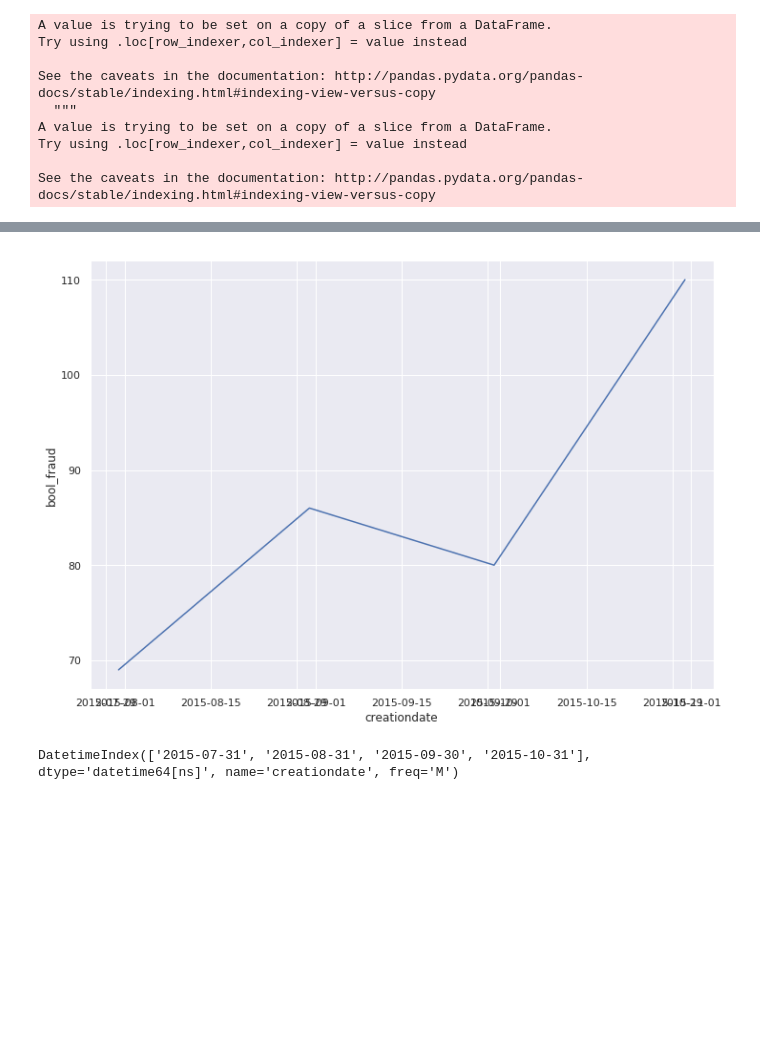
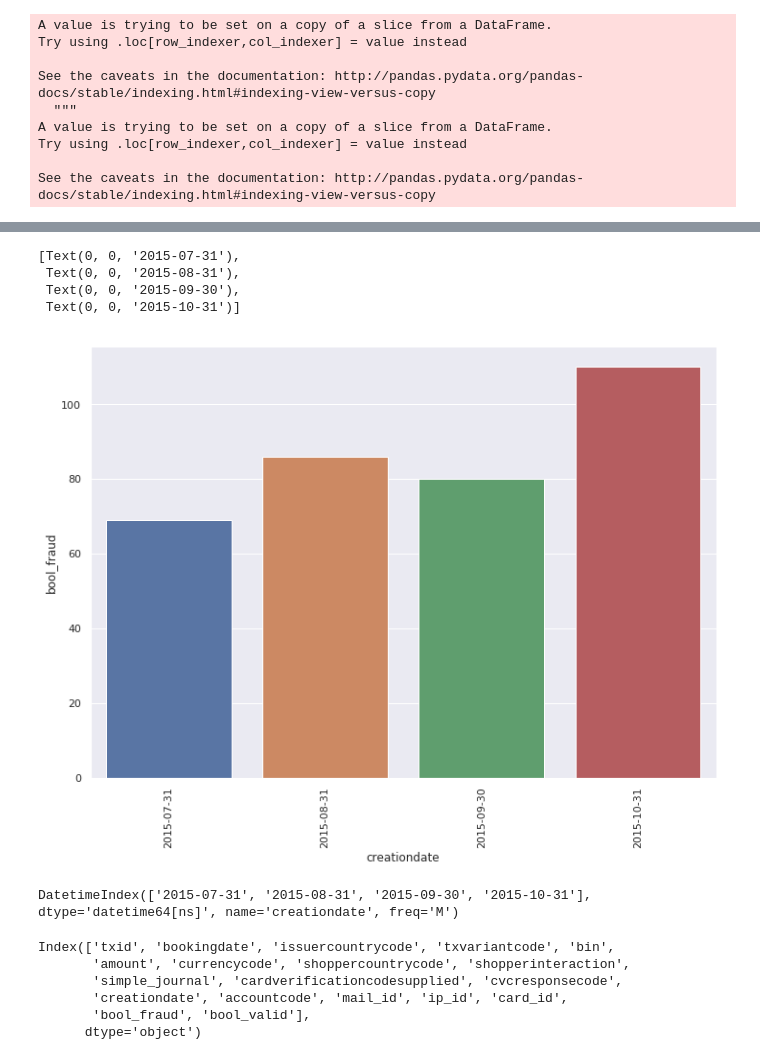
Before and after one commit to MartijnVermeulen96/CS4035-Labs, a Jupyter notebook: Lab1/Fraud Detection.ipynb, the cells around one changed output, grey strips where cells are left out. Drawn from its saved outputs; the diff is of its cells as text; code cells hidden in the pictures; blank space fills up the shorter version.

```diff
--- a/Lab1/Fraud Detection.ipynb
+++ b/Lab1/Fraud Detection.ipynb
@@ -106,9 +165,14 @@ ax.set_xticklabels(labels = [d.date() for d in creation_dailygroup_sum.index], r
 [figure]
 # %%
 # multiple line plot
-ax = sns.lineplot(x=creation_monthlygroup_sum.index, y="bool_fraud", data=creation_monthlygroup_sum)
+ax = sns.barplot(x=creation_monthlygroup_sum.index, y="bool_fraud", data=creation_monthlygroup_sum)
+ax.set_xticklabels(labels = [d.date() for d in creation_monthlygroup_sum.index], rotation=90)
 # %% [output]
+[Text(0, 0, '2015-07-31'),
+ Text(0, 0, '2015-08-31'),
+ Text(0, 0, '2015-09-30'),
+ Text(0, 0, '2015-10-31')]
-[figure, old version]
+[figure, new version]
 # %%
 creation_monthlygroup_sum.index
 # %% [output]
@@ -115,0 +188,9 @@ DatetimeIndex(['2015-07-31', '2015-08-31', '2015-09-30', '2015-10-31'], dtype='d
+# %%
+finalset.columns
+# %% [output]
+Index(['txid', 'bookingdate', 'issuercountrycode', 'txvariantcode', 'bin',
+       'amount', 'currencycode', 'shoppercountrycode', 'shopperinteraction',
+       'simple_journal', 'cardverificationcodesupplied', 'cvcresponsecode',
+       'creationdate', 'accountcode', 'mail_id', 'ip_id', 'card_id',
+       'bool_fraud', 'bool_valid'],
+      dtype='object')
```
Also changed, not shown: parts of 28 cells of this notebook, 3 other files.
